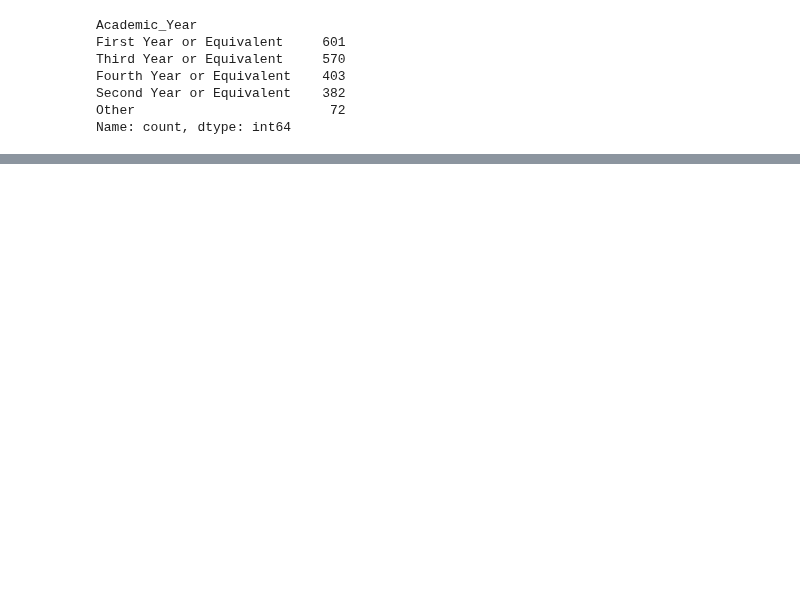
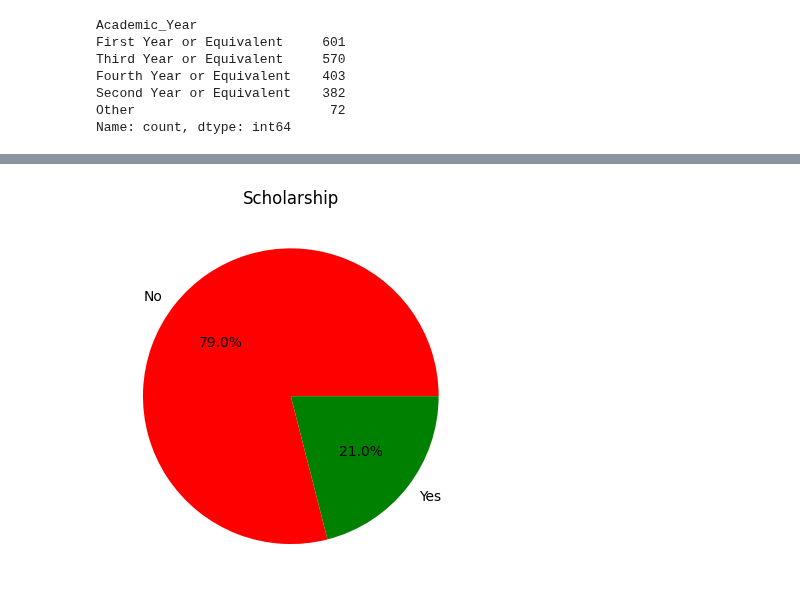
Before and after one commit to salmanafzali/Student-Stress-Level-, a Jupyter notebook: stress.ipynb, the cells around one changed output, grey strips where cells are left out. Saved outputs shown, nothing was run; the diff lists cells and outputs as text; code cells hidden in the pictures; blank space fills up the shorter version.

```diff
--- a/stress.ipynb
+++ b/stress.ipynb
@@ -160,0 +197,10 @@ Index(['Age', 'Gender', 'University', 'Department', 'Academic_Year', 'CGPA',
+# %%
+encoder = LabelEncoder()
+scholarship = encoder.fit_transform(stress_view["Scholarship"])
+scholarship = np.bincount(scholarship)
+
+plt.pie(scholarship, labels=["No", "Yes"], autopct='%1.1f%%', colors=["Red", "Green"])
+plt.title("Scholarship")
+plt.show()
+# %% [output]
+[figure, added]
```
Also changed, not shown: parts of 17 cells of this notebook.
